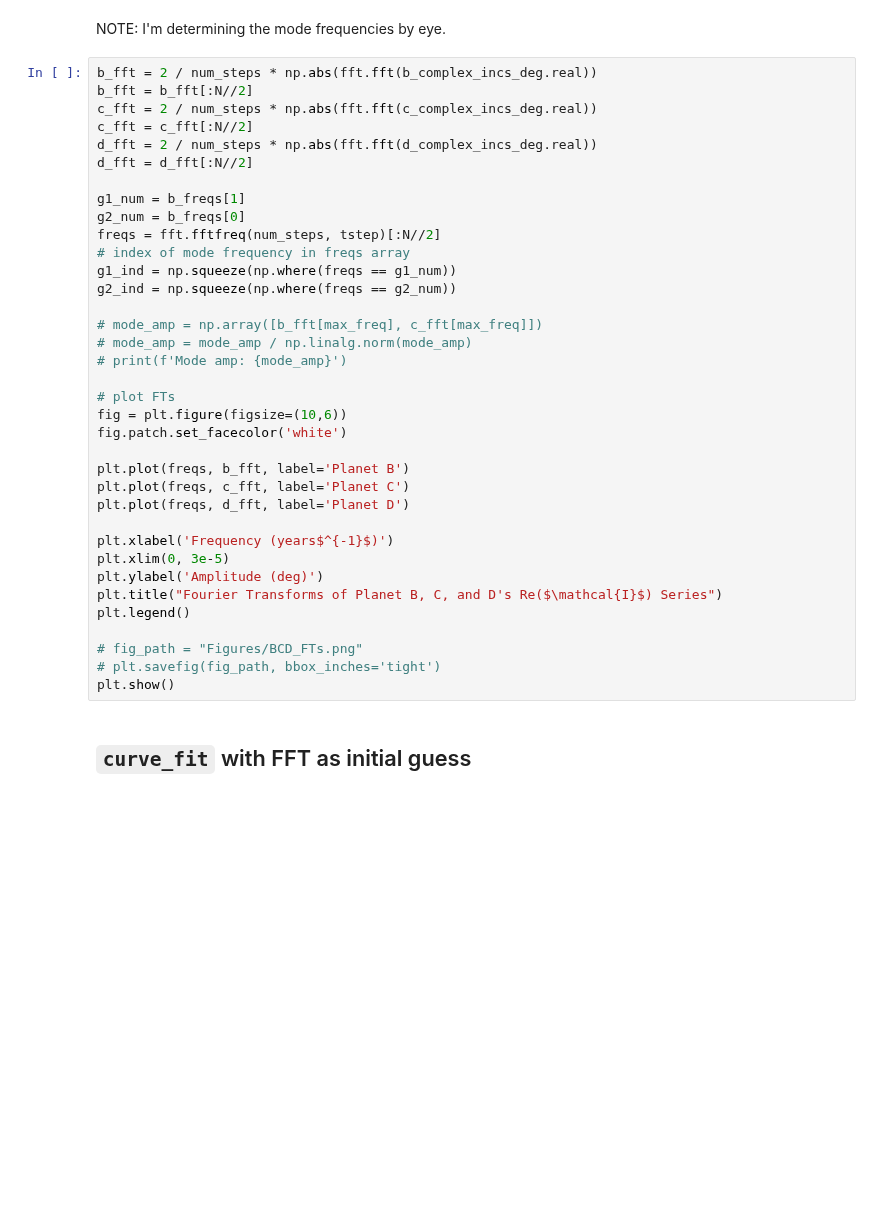
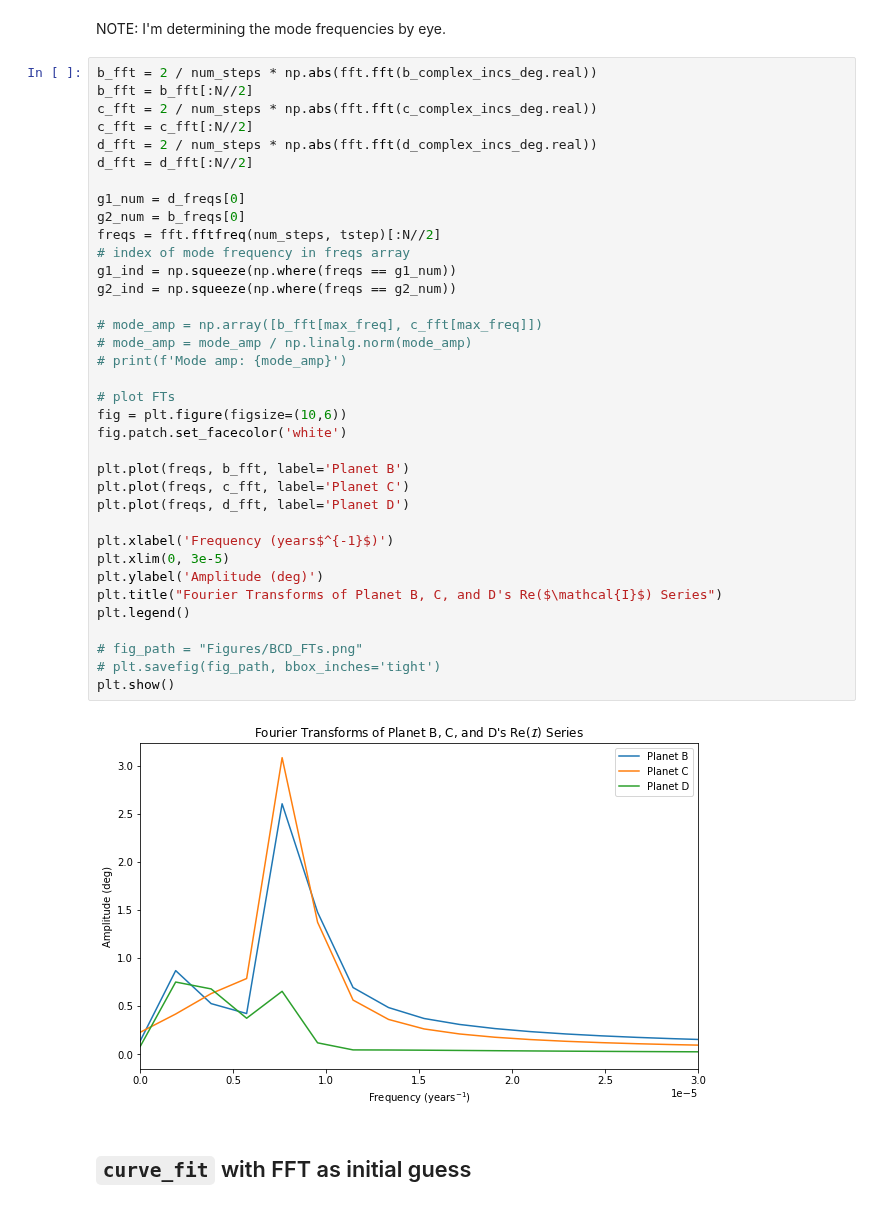
Before and after one commit to Jupiter1994/inc-dynamics, a Jupyter notebook: three_planet/three_planet.ipynb, the cells around one changed output. Drawn from its saved outputs; the diff is of its cells as text; blank space fills up the shorter version.

```diff
--- a/three_planet/three_planet.ipynb
+++ b/three_planet/three_planet.ipynb
@@ -441,34 +456,36 @@ c_fft = c_fft[:N//2]
 d_fft = 2 / num_steps * np.abs(fft.fft(d_complex_incs_deg.real))
 d_fft = d_fft[:N//2]
 
-g1_num = b_freqs[1]
+g1_num = d_freqs[0]
 g2_num = b_freqs[0]
 freqs = fft.fftfreq(num_steps, tstep)[:N//2]
 # index of mode frequency in freqs array
 g1_ind = np.squeeze(np.where(freqs == g1_num))
 g2_ind = np.squeeze(np.where(freqs == g2_num))
 
 # mode_amp = np.array([b_fft[max_freq], c_fft[max_freq]])
 # mode_amp = mode_amp / np.linalg.norm(mode_amp)
 # print(f'Mode amp: {mode_amp}')
 
 # plot FTs
 fig = plt.figure(figsize=(10,6))
 fig.patch.set_facecolor('white')
 
 plt.plot(freqs, b_fft, label='Planet B')
 plt.plot(freqs, c_fft, label='Planet C')
 plt.plot(freqs, d_fft, label='Planet D')
 
 plt.xlabel('Frequency (years$^{-1}$)')
 plt.xlim(0, 3e-5)
 plt.ylabel('Amplitude (deg)')
 plt.title("Fourier Transforms of Planet B, C, and D's Re($\mathcal{I}$) Series")
 plt.legend()
 
 # fig_path = "Figures/BCD_FTs.png"
 # plt.savefig(fig_path, bbox_inches='tight')
 plt.show()
+# %% [output]
+[figure, added]
 # %% [markdown]
 ## `curve_fit` with FFT as initial guess
 # %%
```
Also changed, not shown: parts of 13 cells of this notebook, 1 other file.
